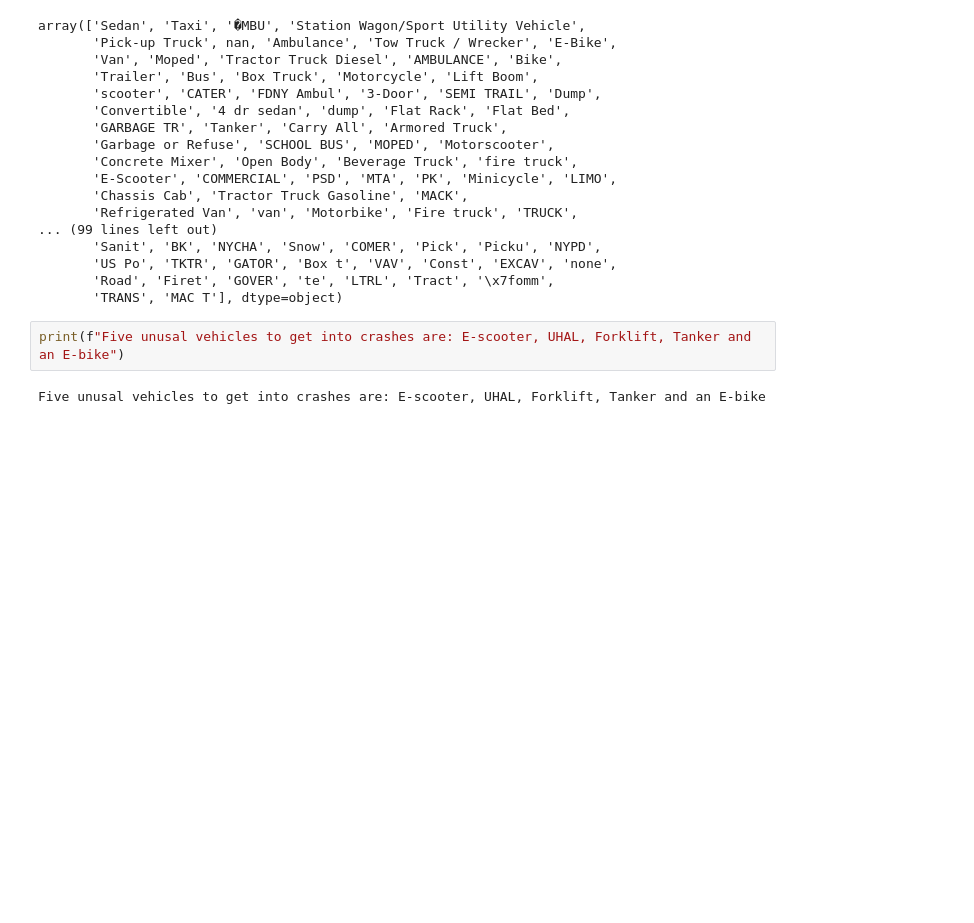
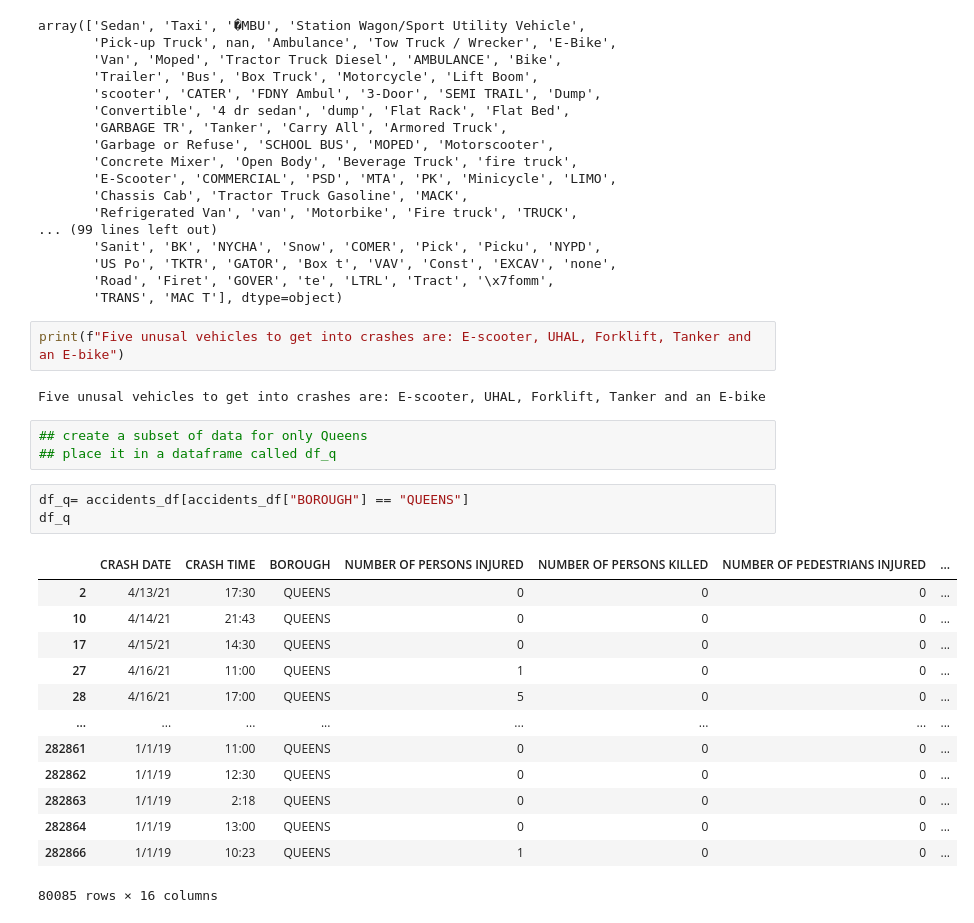
Before and after one commit to briannamonsanto/homework_april_1, a Jupyter notebook: monsanto_hw_9.ipynb, the cells around one changed output. Cells and saved outputs as stored; diff of their text form; blank space fills up the shorter version.

```diff
--- a/monsanto_hw_9.ipynb
+++ b/monsanto_hw_9.ipynb
@@ -127,3 +127,23 @@ array(['Sedan', 'Taxi', '�MBU', 'Station Wagon/Sport Utility Vehicle',
 print(f"Five unusal vehicles to get into crashes are: E-scooter, UHAL, Forklift, Tanker and an E-bike")
 # %% [output]
 Five unusal vehicles to get into crashes are: E-scooter, UHAL, Forklift, Tanker and an E-bike
+# %%
+## create a subset of data for only Queens
+## place it in a dataframe called df_q
+# %%
+df_q= accidents_df[accidents_df["BOROUGH"] == "QUEENS"]
+df_q
+# %% [output]
+|  | CRASH DATE | CRASH TIME | BOROUGH | NUMBER OF PERSONS INJURED | NUMBER OF PERSONS KILLED | NUMBER OF PEDESTRIANS INJURED | ... |
+| 2 | 4/13/21 | 17:30 | QUEENS | 0 | 0 | 0 | ... |
+| 10 | 4/14/21 | 21:43 | QUEENS | 0 | 0 | 0 | ... |
+| 17 | 4/15/21 | 14:30 | QUEENS | 0 | 0 | 0 | ... |
+| 27 | 4/16/21 | 11:00 | QUEENS | 1 | 0 | 0 | ... |
+| 28 | 4/16/21 | 17:00 | QUEENS | 5 | 0 | 0 | ... |
+| ... | ... | ... | ... | ... | ... | ... | ... |
+| 282861 | 1/1/19 | 11:00 | QUEENS | 0 | 0 | 0 | ... |
+| 282862 | 1/1/19 | 12:30 | QUEENS | 0 | 0 | 0 | ... |
+| 282863 | 1/1/19 | 2:18 | QUEENS | 0 | 0 | 0 | ... |
+| 282864 | 1/1/19 | 13:00 | QUEENS | 0 | 0 | 0 | ... |
+| 282866 | 1/1/19 | 10:23 | QUEENS | 1 | 0 | 0 | ... |
+80085 rows × 16 columns
```
Also changed, not shown: parts of 6 cells of this notebook.
